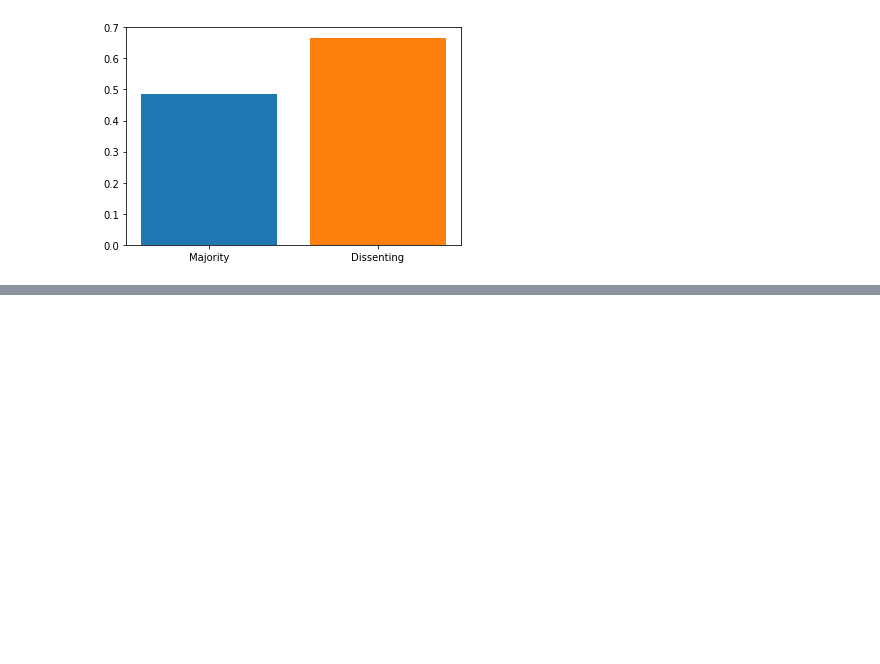
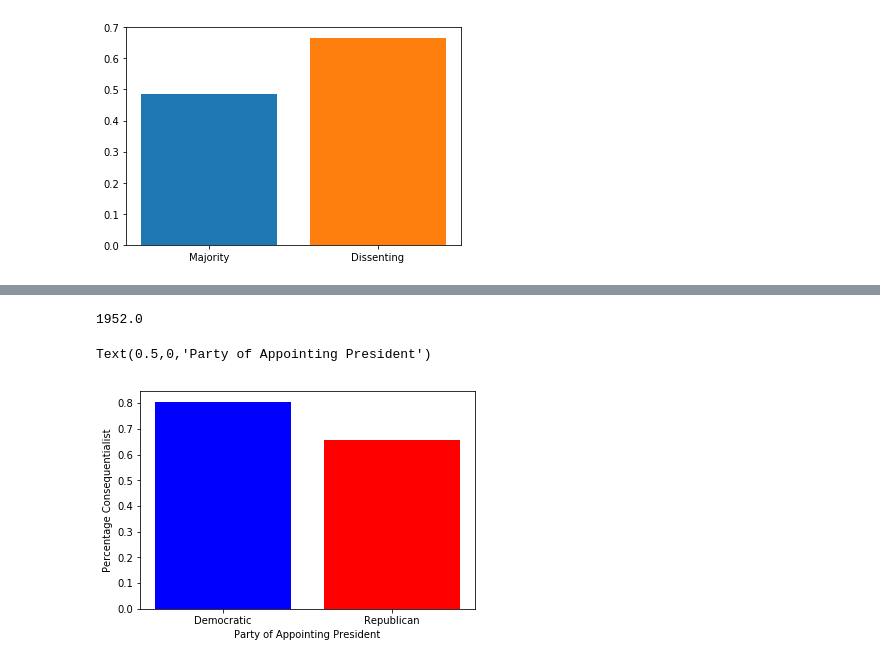
Before and after one commit to lmeier/ml-moral-reasoning, a Jupyter notebook: analysis.ipynb, the cells around one changed output, grey strips where cells are left out. Drawn from its saved outputs; the diff is of its cells as text; code cells hidden in the pictures; blank space fills up the shorter version.

```diff
--- a/analysis.ipynb
+++ b/analysis.ipynb
@@ -146,0 +263,25 @@ print(percentDisCons)
+# %%
+bios = bios.set_index('songername')
+# %%
+attributes = ['birthyear']
+#print(case_songername[0])
+j = bios.loc[case_songername[0]]
+print(j.loc['birthyear'])
+
+def makeAtrList(atr):
+    listToReturn = []
+    for name in case_songername:
+        try:
+            judge = bios.loc[name]
+            listToReturn.append(judge.loc[atr])
+        except:
+            listToReturn.append(-1)
+    return listToReturn
+# %% [output]
+1952.0
+# %%
+attributes = ['birthyear', 'presidentname', 'genderNew', 'nameofschool2',
+              'raceorethnicity', 'partyaffiliationofpresident', 'placeofbirthstate']
+atr = dict()
+for a in attributes:
+    atr[a] = makeAtrList(a)
@@ -146,0 +292,24 @@ print(percentDisCons)
+# %%
+#Appointing President Party Affiliation
+partyList = atr['partyaffiliationofpresident']
+repCons = 0
+demCons = 0
+numRep = 0
+numDem = 0
+for i, j in zip(partyList, prediction):
+    if i == "Democratic":
+        numDem += 1
+        if j == "cons":
+            demCons +=1
+    elif i == "Republican":
+        numRep += 1
+        if j == "cons":
+            repCons +=1
+
+plt.bar("Democratic", (demCons/numDem), color='b',)
+plt.bar("Republican", (repCons/numRep), color='r')
+plt.ylabel("Percentage Consequentialist")
+plt.xlabel("Party of Appointing President")
+# %% [output]
+Text(0.5,0,'Party of Appointing President')
+[figure, added]
```
Also changed, not shown: parts of 21 cells of this notebook.
